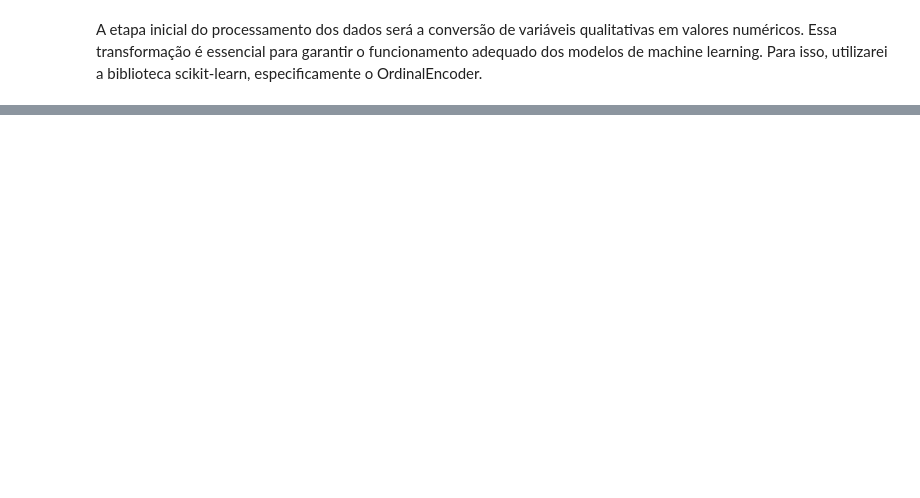
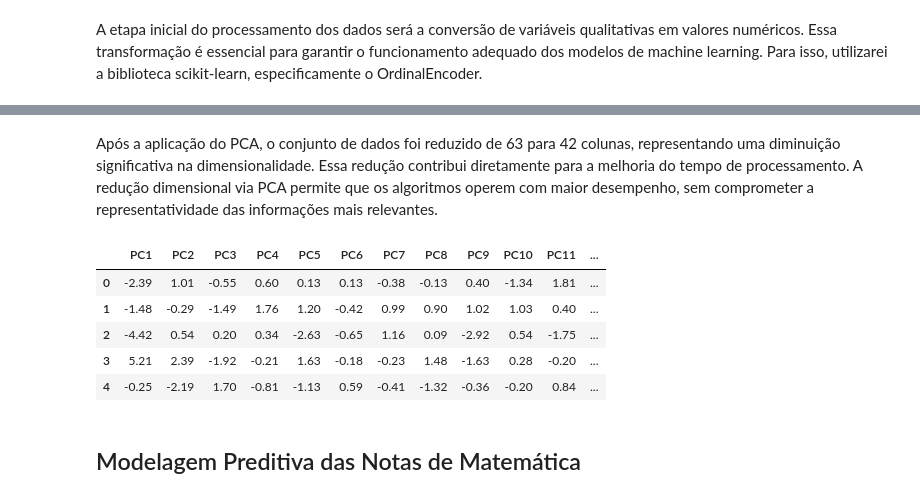
Before and after one commit to MoroF10/enem2023-data-analysis, a Jupyter notebook: 03_Análise_Prescritiva_ENEM.ipynb, the cells around one changed output, grey strips where cells are left out. Saved outputs shown, nothing was run; the diff lists cells and outputs as text; code cells hidden in the pictures; blank space fills up the shorter version.

```diff
--- a/03_Análise_Prescritiva_ENEM.ipynb
+++ b/03_Análise_Prescritiva_ENEM.ipynb
@@ -74,0 +100,18 @@ for col in cat_cols:
+# %%
+#criando uma cópia do conjunto de dados
+X = df.copy()
+
+#Selecionando as notas de matemática
+y = df['NU_NOTA_MT']
+
+#removendo a variável alvo do conjunto de dados
+X.drop('NU_NOTA_MT', axis=1, inplace=True)
+# %%
+#Instanciar o scaler
+scaler = StandardScaler()
+
+# Aplicar o fit_transform para normalizar
+X_scaled = scaler.fit_transform(X)
+
+#Transformar de volta para DataFrame com os mesmos nomes de colunas
+X = pd.DataFrame(X_scaled, columns=X.columns)
@@ -74,0 +134,23 @@ for col in cat_cols:
+# %%
+#Instanciar PCA
+pca = PCA(n_components=0.95)  # Retém 95% da variância
+
+#Aplicar PCA
+X_pca = pca.fit_transform(X)
+
+# Converter para DataFrame
+X_df = pd.DataFrame(X_pca, columns=component_names)
+# %% [markdown]
+Após a aplicação do PCA, o conjunto de dados foi reduzido de 63 para 42 colunas, representando uma diminuição significativa na dimensionalidade. Essa redução contribui diretamente para a melhoria do tempo de processamento. A redução dimensional via PCA permite que os algoritmos operem com maior desempenho, sem comprometer a representatividade das informações mais relevantes.
+# %%
+#visualização dos dados
+X_df.head()
+# %% [output]
+|  | PC1 | PC2 | PC3 | PC4 | PC5 | PC6 | PC7 | PC8 | PC9 | PC10 | PC11 | ... |
+| 0 | -2.39 | 1.01 | -0.55 | 0.60 | 0.13 | 0.13 | -0.38 | -0.13 | 0.40 | -1.34 | 1.81 | ... |
+| 1 | -1.48 | -0.29 | -1.49 | 1.76 | 1.20 | -0.42 | 0.99 | 0.90 | 1.02 | 1.03 | 0.40 | ... |
+| 2 | -4.42 | 0.54 | 0.20 | 0.34 | -2.63 | -0.65 | 1.16 | 0.09 | -2.92 | 0.54 | -1.75 | ... |
+| 3 | 5.21 | 2.39 | -1.92 | -0.21 | 1.63 | -0.18 | -0.23 | 1.48 | -1.63 | 0.28 | -0.20 | ... |
+| 4 | -0.25 | -2.19 | 1.70 | -0.81 | -1.13 | 0.59 | -0.41 | -1.32 | -0.36 | -0.20 | 0.84 | ... |
+# %% [markdown]
+## Modelagem Preditiva das Notas de Matemática
```
Also changed, not shown: parts of 21 cells of this notebook.
